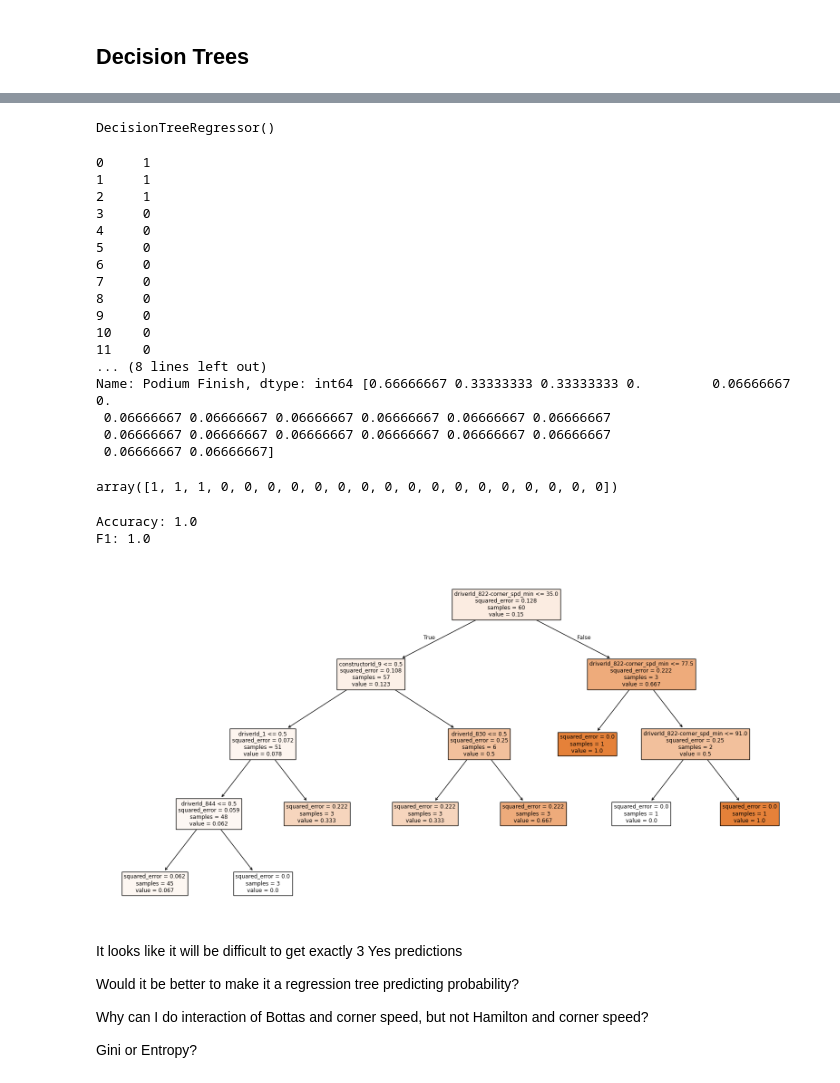
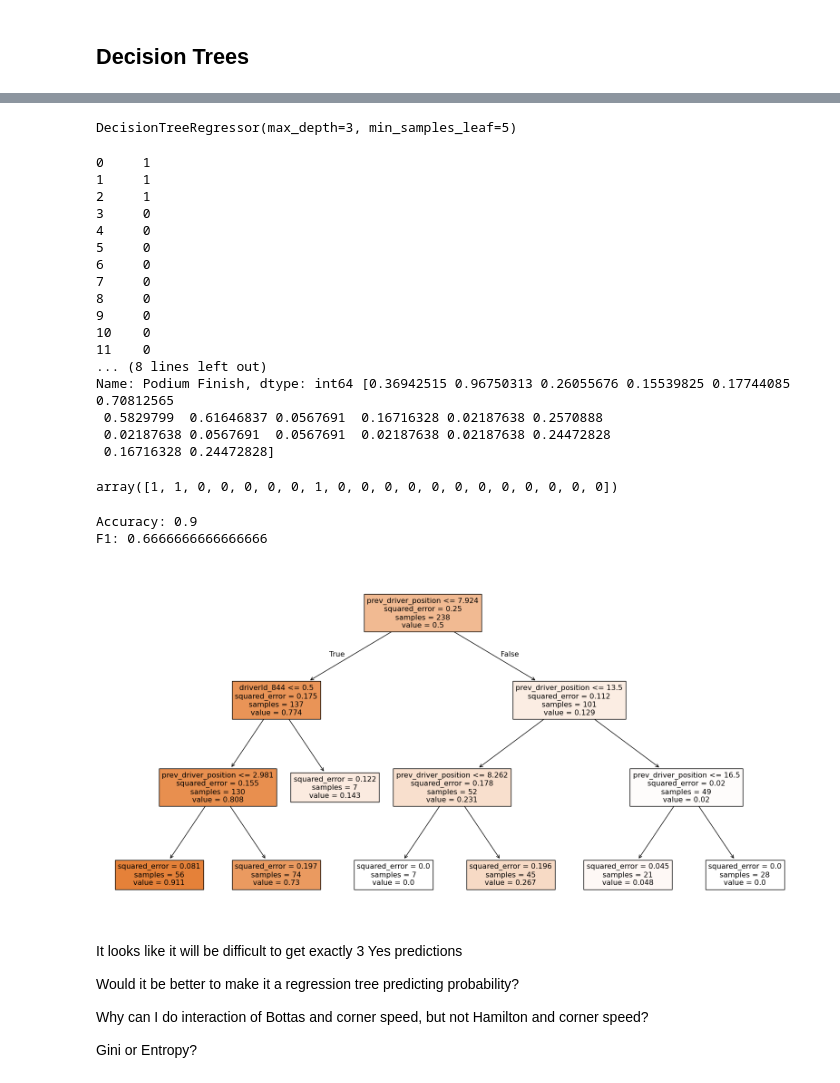
Before and after one commit to Yoshi234/f1-fanatasy-analysis, a Jupyter notebook: code/modeling/nick_learning.ipynb, the cells around one changed output, grey strips where cells are left out. Drawn from its saved outputs; the diff is of its cells as text; code cells hidden in the pictures.

```diff
--- a/code/modeling/nick_learning.ipynb
+++ b/code/modeling/nick_learning.ipynb
@@ -1264,5 +1266,5 @@ from sklearn import tree
 # %%
-train_df = get_data_in_window(3, 2021, 16)
+train_df = get_data_in_window(7, 2021, 16)
 test_df = get_data_in_window(1, 2021, 17)
 # %%
 train_df = train_df.reset_index().drop(['index'],axis=1)
@@ -1315,0 +1299,3 @@ Y_test = test_df['Podium Finish']
+# %%
+for col in train_df.columns:
+    print(col)
@@ -1316,9 +1320,36 @@ Y_test = test_df['Podium Finish']
+# %%
+features = ['driverId_844', 'driverId_1', 'constructorId_9', 'driverId_830','prev_driver_position']
+#features = ['driverId_844', 'driverId_1', 'constructorId_9', 'driverId_830', 'driverId_822-corner_spd_min']
+cat_features = ['driverId_844', 'driverId_1', 'constructorId_9', 'driverId_830']
+
+X_train = train_df[features]
+Y_train = train_df['Podium Finish']
+cat_indices = []
+for col in cat_features:
+    cat_indices.append(X_train.columns.get_loc(col))
+oversample = SMOTENC(categorical_features=cat_indices, random_state=0)
+X_train, Y_train = oversample.fit_resample(X_train, Y_train)
+
+xgb_train = xgb.DMatrix(X_train, label=Y_train)
+
+X_test = test_df[features]
+Y_test = test_df['Podium Finish']
+
+param = {'max_depth':2, 'eta':1, 'objective':'binary:logistic'}
+param['eval_metric'] = 'auc'
+bst = xgb.train(param, xgb_train, 10)
+
+xgb_test = xgb.DMatrix(X_test)
+y_pred = bst.predict(xgb_test)
 # %%
 #clf = DecisionTreeClassifier()
-clf = DecisionTreeRegressor()
+clf = DecisionTreeRegressor(
+    max_depth=3,
+    min_samples_leaf=5
+)
 clf.fit(X_train, Y_train)
 # %% [output]
-DecisionTreeRegressor()
+DecisionTreeRegressor(max_depth=3, min_samples_leaf=5)
 # %%
 y_pred = clf.predict(X_test)
 # %%
@@ -1337,10 +1368,10 @@ print(Y_test, y_pred)
 10    0
 11    0
 ... (8 lines left out)
-Name: Podium Finish, dtype: int64 [0.66666667 0.33333333 0.33333333 0.         0.06666667 0.
- 0.06666667 0.06666667 0.06666667 0.06666667 0.06666667 0.06666667
- 0.06666667 0.06666667 0.06666667 0.06666667 0.06666667 0.06666667
- 0.06666667 0.06666667]
+Name: Podium Finish, dtype: int64 [0.36942515 0.96750313 0.26055676 0.15539825 0.17744085 0.70812565
+ 0.5829799  0.61646837 0.0567691  0.16716328 0.02187638 0.2570888
+ 0.02187638 0.0567691  0.0567691  0.02187638 0.02187638 0.24472828
+ 0.16716328 0.24472828]
 # %%
 # if it is a regression tree
 reg_labels = np.array([1] * 20)
@@ -1349,21 +1380,26 @@ reg_labels[no_indices] = 0
 y_pred = reg_labels
 y_pred
 # %% [output]
-array([1, 1, 1, 0, 0, 0, 0, 0, 0, 0, 0, 0, 0, 0, 0, 0, 0, 0, 0, 0])
+array([1, 1, 0, 0, 0, 0, 0, 1, 0, 0, 0, 0, 0, 0, 0, 0, 0, 0, 0, 0])
 # %%
 accuracy = accuracy_score(Y_test, y_pred)
 f1 = f1_score(Y_test, y_pred)
 print(f'Accuracy: {accuracy}')
 print(f'F1: {f1}')
 # %% [output]
-Accuracy: 1.0
-F1: 1.0
+Accuracy: 0.9
+F1: 0.6666666666666666
 # %%
 plt.figure(figsize=(20,10))
-tree.plot_tree(clf, filled=True, feature_names=X_train.columns, class_names=['No', 'Yes'])
+tree.plot_tree(
+    clf,
+    filled=True,
+    feature_names=X_train.columns,
+    class_names=['No', 'Yes']
+)
 plt.show()
 # %% [output]
-[figure, old version]
+[figure, new version]
 # %% [markdown]
 It looks like it will be difficult to get exactly 3 Yes predictions
 
```
Also changed, not shown: parts of 5 cells of this notebook, 1 other file.
